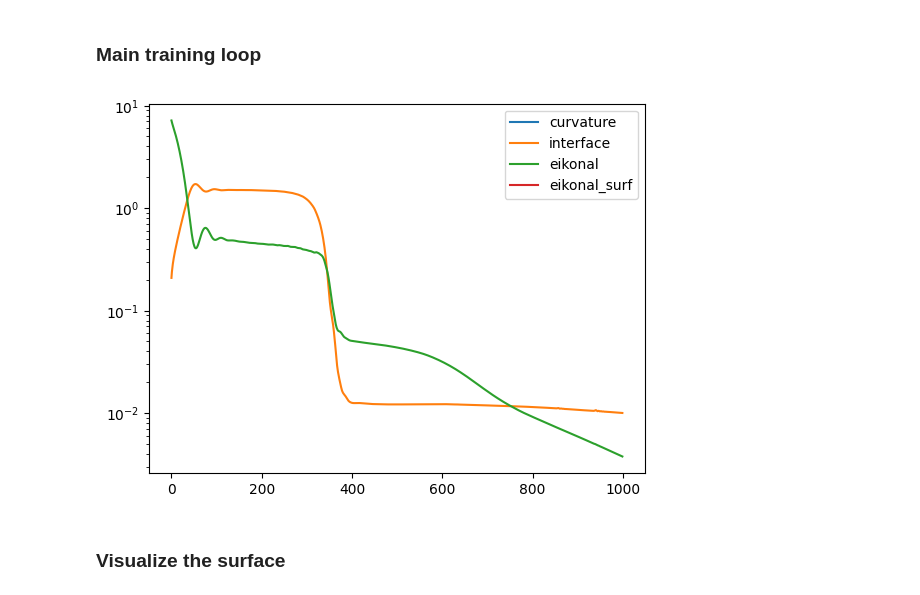
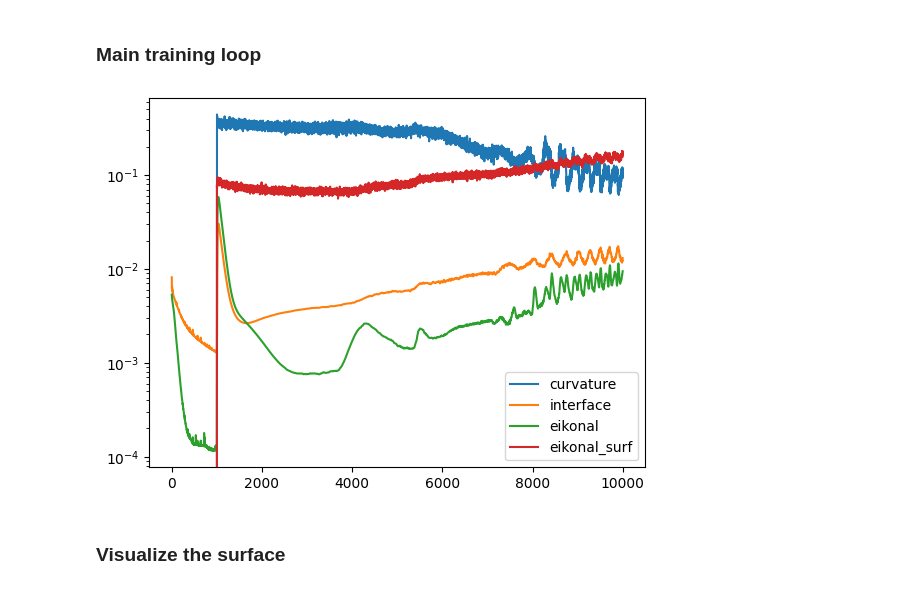
Before and after one commit to JamesAndrewKing/GaussNewtonShapes, a Jupyter notebook: notebooks/minimal_surface_ALM.ipynb, the cells around one changed output. Cells and saved outputs as stored; diff of their text form; code cells hidden in the pictures.

```diff
--- a/notebooks/minimal_surface_ALM.ipynb
+++ b/notebooks/minimal_surface_ALM.ipynb
@@ -59,7 +59,7 @@ fig.display()
 Solving this problem requires access to first and second order derivatives wrt. the input $x$ of a neural network $f_\theta(x)$ with parameters $\theta$.
 # %%
 from models.NN import GeneralNet
-model = GeneralNet(ks=[3, 64, 64, 1])
+model = GeneralNet(ks=[3, 32, 32, 1])
 
 # from models.wire import WIRE ## TODO: requires the model
 # model = WIRE(layers=[3, 64, 64, 1]) ## TODO: w0_initial: 18, wire_scale: 6
@@ -74,12 +74,24 @@ def f(params, x):
     return functional_call(model, params, x)
 
 
-## Jacobian
+## Jacobian of f with respect to the input x
 f_x = jacrev(f, argnums=1)  ## params, [nx] -> [ny, nx]
 vf_x = vmap(f_x, in_dims=(None, 0), out_dims=(0))  ## params, [bx, nx] -> [bx, ny, nx]
-## Hessian
+## Hessian of f with respect to the input x
 f_xx = jacfwd(f_x, argnums=1)  ## params, [nx] -> [ny, nx, nx]
 vf_xx = vmap(f_xx, in_dims=(None, 0), out_dims=(0))  ## params, [bx, nx] -> [bx, ny, nx, nx]
+# Laplacian of f with respect to the input x
+def laplacian_f(params, x):
+    hessian = f_xx(params, x).squeeze(1)  # Compute the Hessian
+    laplacian = torch.einsum('bii->b', hessian)  # Sum of the diagonal elements to get the Laplacian
+    return laplacian
+v_laplacian_f = vmap(laplacian_f, in_dims=(None, 0), out_dims=(0))
+## Phi (Gradients of f wrt theta)
+f_theta = jacrev(f, argnums=0)  # dict
+vf_theta = vmap(f_theta, in_dims=(None, 0), out_dims=(0))
+## Laplacian of Phi
+laplacian_phi = jacrev(laplacian_f, argnums=0) # dict
+v_laplacian_phi = vmap(laplacian_phi, in_dims=(None, 0), out_dims=(0))
 # %% [markdown]
 ### Define mean curvature function
 # %%
@@ -155,7 +213,7 @@ if reinit:=1: ## Reinitialize optimizer and ALM?
 
 
 ## Train
-for i in (pbar := trange(1000)):
+for i in (pbar := trange(10000)):
     opt.zero_grad()
 
     ## INTERFACE ##
@@ -186,9 +244,9 @@ for i in (pbar := trange(1000)):
         ## The surface should have 0 mean-curvature
         if len(pts):
             Fs = vf_x(params, pts).squeeze(1)
-            Hs = vf_xx(params, pts).squeeze(1)
-            if use_laplacian:=0:
-                mean_curvatures = get_laplacians(Hs)
+            # Hs = vf_xx(params, pts).squeeze(1)
+            if use_laplacian:=1:
+                mean_curvatures = v_laplacian_f(params, pts).squeeze(1)
                 losses['eikonal_surf'] = (Fs.square().sum(1).sqrt() - 1).square().mean() ## enforce eikonal on the surface
             else:
                 mean_curvatures = get_mean_curvature(Fs, Hs)
@@ -202,34 +260,34 @@ for i in (pbar := trange(1000)):
         loss += lambda_dict[key]*losses[key] + .5*mu_dict[key]*losses[key].square()
     ## Add objective(s)
     for key in objective_keys:
         # print(key, losses[key])
         loss += losses[key] ## TODO: with multiplier if multiple objectives?
 
     loss.backward()
     opt.step()
 
     ## ALM
     sub_loss_unweighted_dict = {key: losses[key].detach() for key in constraint_keys} ## TODO: this can be simplified. Just pass losses?
     mu_dict, lambda_dict, nu_dict = adaptive_penalty_update(mu_dict, lambda_dict, nu_dict, sub_loss_unweighted_dict)
 
     ## Log the individual losses for plotting
     for key in loss_keys:
         loss_over_iters[key][i] = losses[key].item()
 
     ## Log the losses in progress-bar
     desc = ''
     for key in loss_keys:
         desc += f"{key}: {losses[key].item():.2e} \t"
     pbar.set_description(desc)
 
 
 for loss_key in loss_keys:
     plt.plot(list(loss_over_iters[loss_key].keys()), list(loss_over_iters[loss_key].values()), label=loss_key)
 plt.semilogy()
 plt.legend()
 plt.show()
 # %% [output]
-[figure, old version]
+[figure, new version]
 # %% [markdown]
 ### Visualize the surface
 # %%
```
Also changed, not shown: parts of 3 cells of this notebook.
